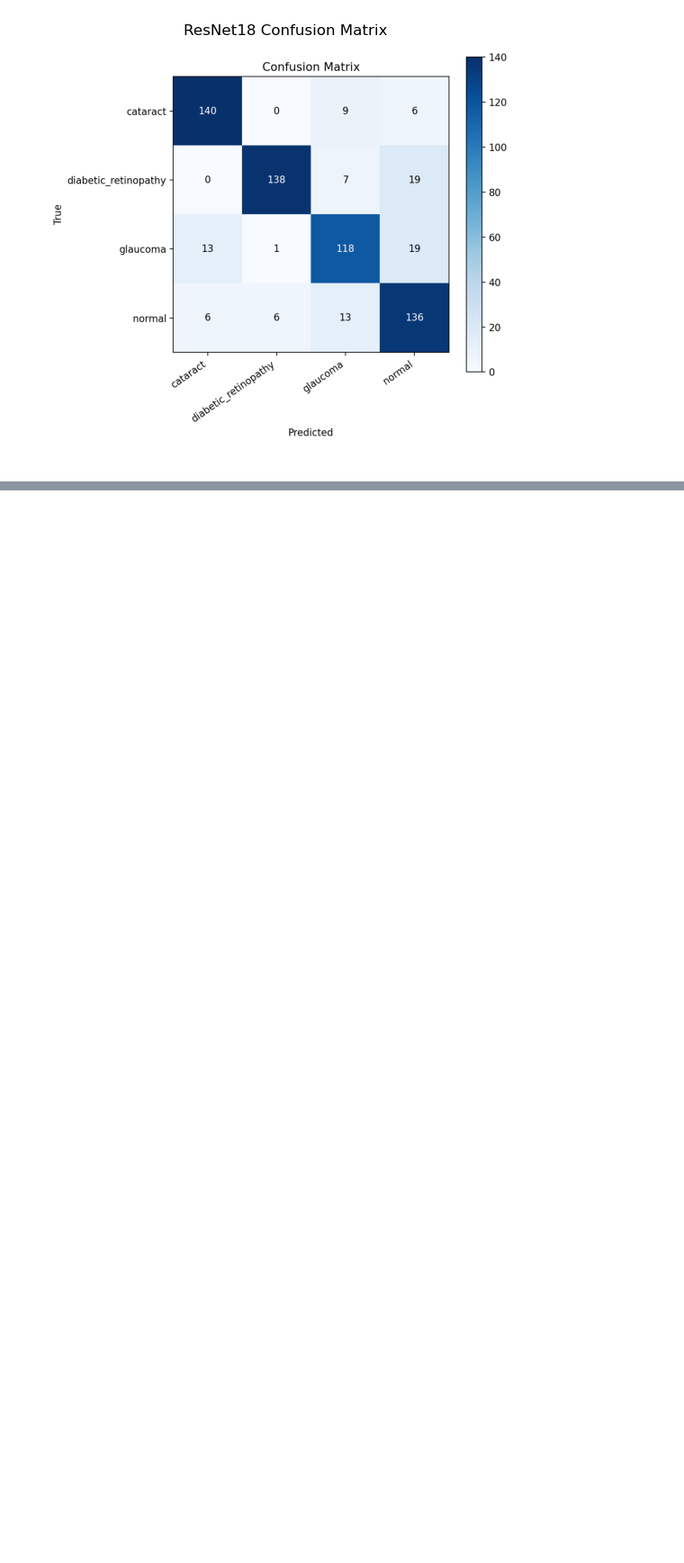
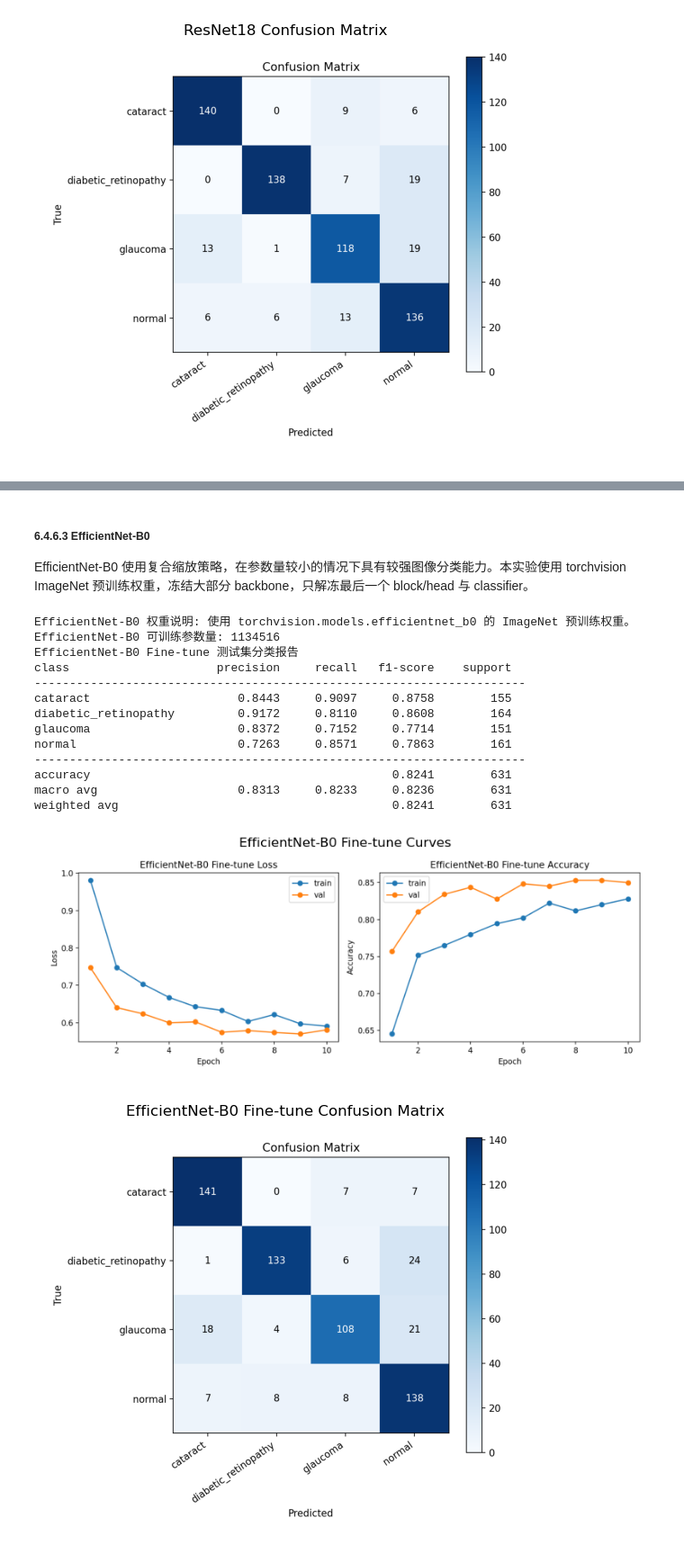
Before and after one commit to Ygrowly/Deep-Learning, a Jupyter notebook: DL课程设计.ipynb, the cells around one changed output, grey strips where cells are left out. Shown at 90% size. Drawn from its saved outputs; the diff is of its cells as text; code cells hidden in the pictures; blank space fills up the shorter version.

```diff
--- a/DL课程设计.ipynb
+++ b/DL课程设计.ipynb
@@ -342,0 +608,70 @@ ResNet18 权重说明
+# %% [markdown]
+##### 6.4.6.3 EfficientNet-B0
+
+EfficientNet-B0 使用复合缩放策略，在参数量较小的情况下具有较强图像分类能力。本实验使用 torchvision ImageNet 预训练权重，冻结大部分 backbone，只解冻最后一个 block/head 与 classifier。
+# %%
+efficientnet_outputs = [
+    "efficientnet_b0_finetune_curves.png",
+    "efficientnet_b0_finetune_confusion_matrix.png",
+    "efficientnet_b0_finetune_classification_report.txt",
+    "best_efficientnet_b0_finetune.pth",
+]
+missing_efficientnet_outputs = [name for name in efficientnet_outputs if not (OUTPUT_DIR / name).exists()]
+
+efficientnet_model, efficientnet_param_groups, efficientnet_note = build_efficientnet_b0_finetune(num_classes)
+print("EfficientNet-B0 权重说明:", efficientnet_note)
+print("EfficientNet-B0 可训练参数量:", sum(p.numel() for p in efficientnet_model.parameters() if p.requires_grad))
+
+if FORCE_EXTENDED or missing_efficientnet_outputs:
+    efficientnet_model, efficientnet_history = fit_param_group_finetune(
+        efficientnet_model,
+        finetune_train_loader,
+        finetune_val_loader,
+        efficientnet_param_groups,
+        num_epochs=10,
+        weight_decay=1e-4,
+        patience=3,
+        save_path=OUTPUT_DIR / "best_efficientnet_b0_finetune.pth",
+    )
+    plot_training_history(
+        efficientnet_history,
+        "EfficientNet-B0 Fine-tune",
+        save_path=FIGURE_DIR / "efficientnet_b0_finetune_curves.png",
+    )
+
+    efficientnet_metrics = evaluate_model(efficientnet_model, finetune_test_loader, class_names)
+    efficientnet_report_text, _ = save_named_experiment_report(
+        efficientnet_metrics,
+        "EfficientNet-B0 Fine-tune 测试集分类报告",
+        "efficientnet_b0_finetune_classification_report.txt",
+        "efficientnet_b0_finetune",
+    )
+    print(efficientnet_report_text)
+    plot_confusion_matrix(
+        efficientnet_metrics["confusion_matrix"],
+        class_names,
+        save_path=FIGURE_DIR / "efficientnet_b0_finetune_confusion_matrix.png",
+    )
+else:
+    print((OUTPUT_DIR / "efficientnet_b0_finetune_classification_report.txt").read_text(encoding="utf-8"))
+    show_saved_image("efficientnet_b0_finetune_curves.png", title="EfficientNet-B0 Fine-tune Curves")
+    show_saved_image(
+        "efficientnet_b0_finetune_confusion_matrix.png",
+        title="EfficientNet-B0 Fine-tune Confusion Matrix",
+    )
+# %% [output]
+EfficientNet-B0 权重说明: 使用 torchvision.models.efficientnet_b0 的 ImageNet 预训练权重。
+EfficientNet-B0 可训练参数量: 1134516
+EfficientNet-B0 Fine-tune 测试集分类报告
+class                     precision     recall   f1-score    support
+----------------------------------------------------------------------
+cataract                     0.8443     0.9097     0.8758        155
+diabetic_retinopathy         0.9172     0.8110     0.8608        164
+glaucoma                     0.8372     0.7152     0.7714        151
+normal                       0.7263     0.8571     0.7863        161
+----------------------------------------------------------------------
+accuracy                                           0.8241        631
+macro avg                    0.8313     0.8233     0.8236        631
+weighted avg                                       0.8241        631
+[figure, added]
+[figure, added]
```
Also changed, not shown: parts of 48 cells of this notebook, 12 other files.
